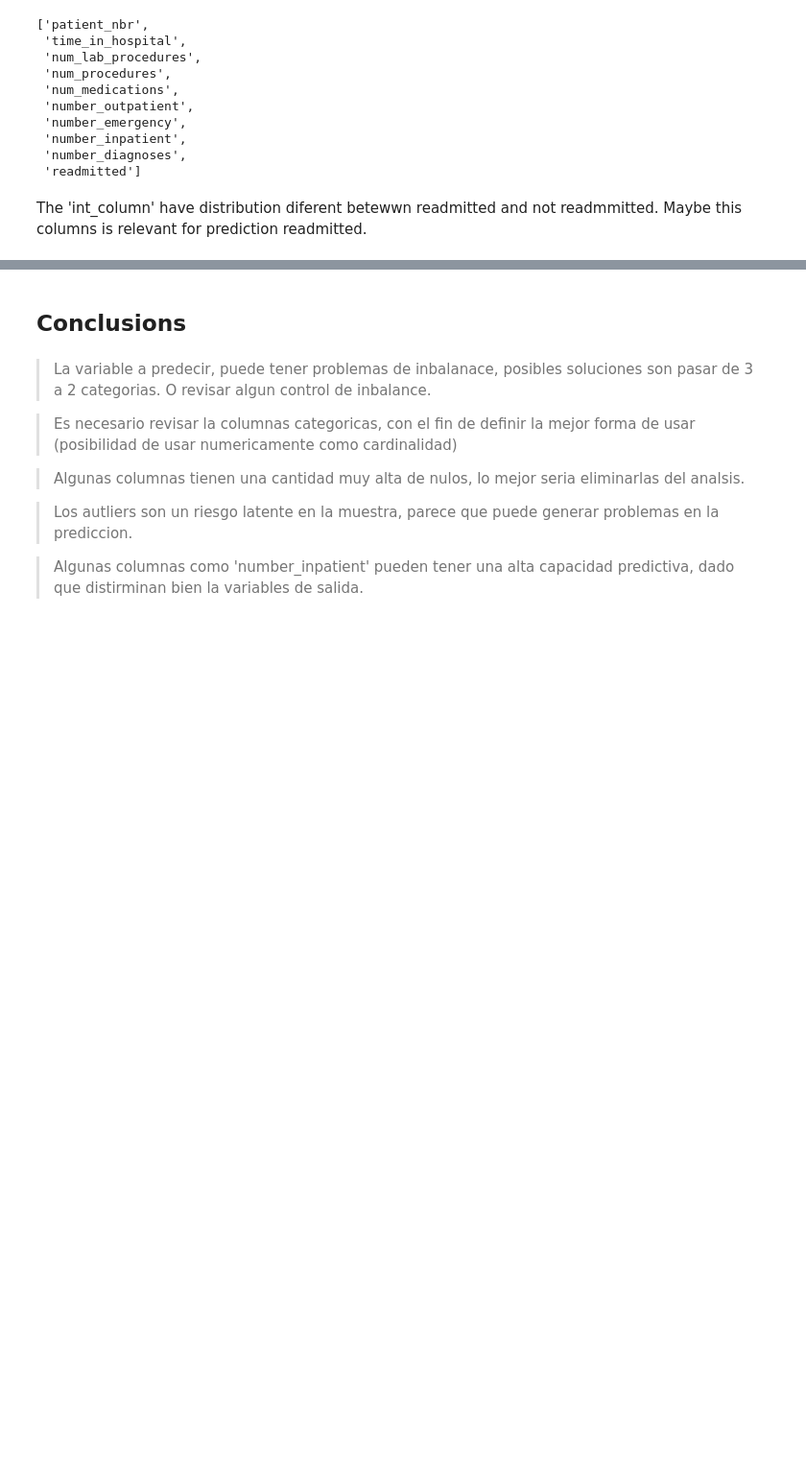
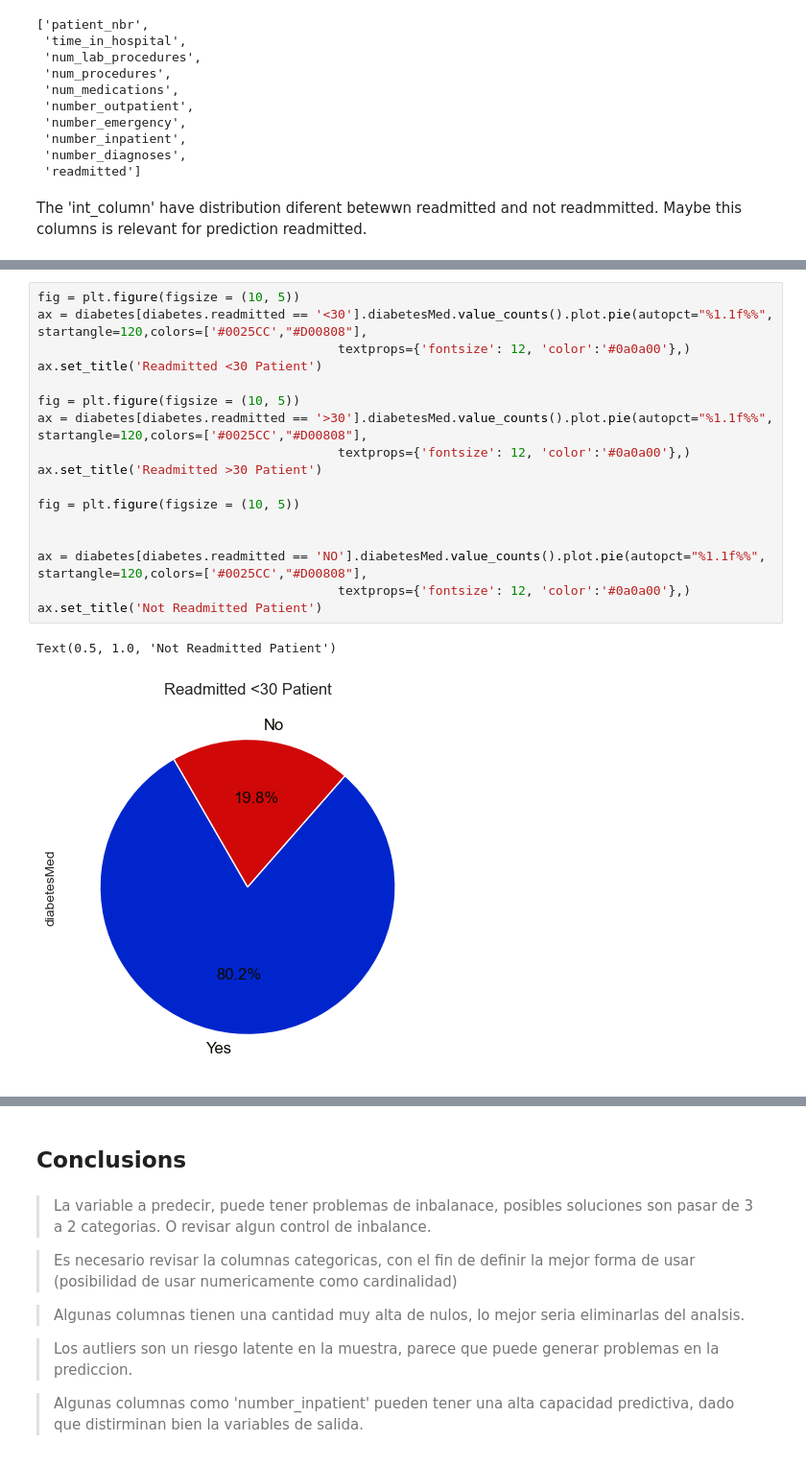
Before and after one commit to Nicolasc-ER/diabetes_agata_test, a Jupyter notebook: EDA/EDA_dataset.ipynb, the cells around one changed output, grey strips where cells are left out. Shown at 96% size. Saved outputs shown, nothing was run; the diff lists cells and outputs as text; blank space fills up the shorter version.

```diff
--- a/EDA/EDA_dataset.ipynb
+++ b/EDA/EDA_dataset.ipynb
@@ -265,0 +310,20 @@ sns.pairplot(diabetes[int_column].head(100), hue = 'readmitted')
+# %%
+fig = plt.figure(figsize = (10, 5))
+ax = diabetes[diabetes.readmitted == '<30'].diabetesMed.value_counts().plot.pie(autopct="%1.1f%%", startangle=120,colors=['#0025CC',"#D00808"],
+                                        textprops={'fontsize': 12, 'color':'#0a0a00'},)
+ax.set_title('Readmitted <30 Patient')
+
+fig = plt.figure(figsize = (10, 5))
+ax = diabetes[diabetes.readmitted == '>30'].diabetesMed.value_counts().plot.pie(autopct="%1.1f%%", startangle=120,colors=['#0025CC',"#D00808"],
+                                        textprops={'fontsize': 12, 'color':'#0a0a00'},)
+ax.set_title('Readmitted >30 Patient')
+
+fig = plt.figure(figsize = (10, 5))
+
+
+ax = diabetes[diabetes.readmitted == 'NO'].diabetesMed.value_counts().plot.pie(autopct="%1.1f%%", startangle=120,colors=['#0025CC',"#D00808"],
+                                        textprops={'fontsize': 12, 'color':'#0a0a00'},)
+ax.set_title('Not Readmitted Patient')
+# %% [output]
+Text(0.5, 1.0, 'Not Readmitted Patient')
+[figure, added]
```
Also changed, not shown: parts of 14 cells of this notebook.
